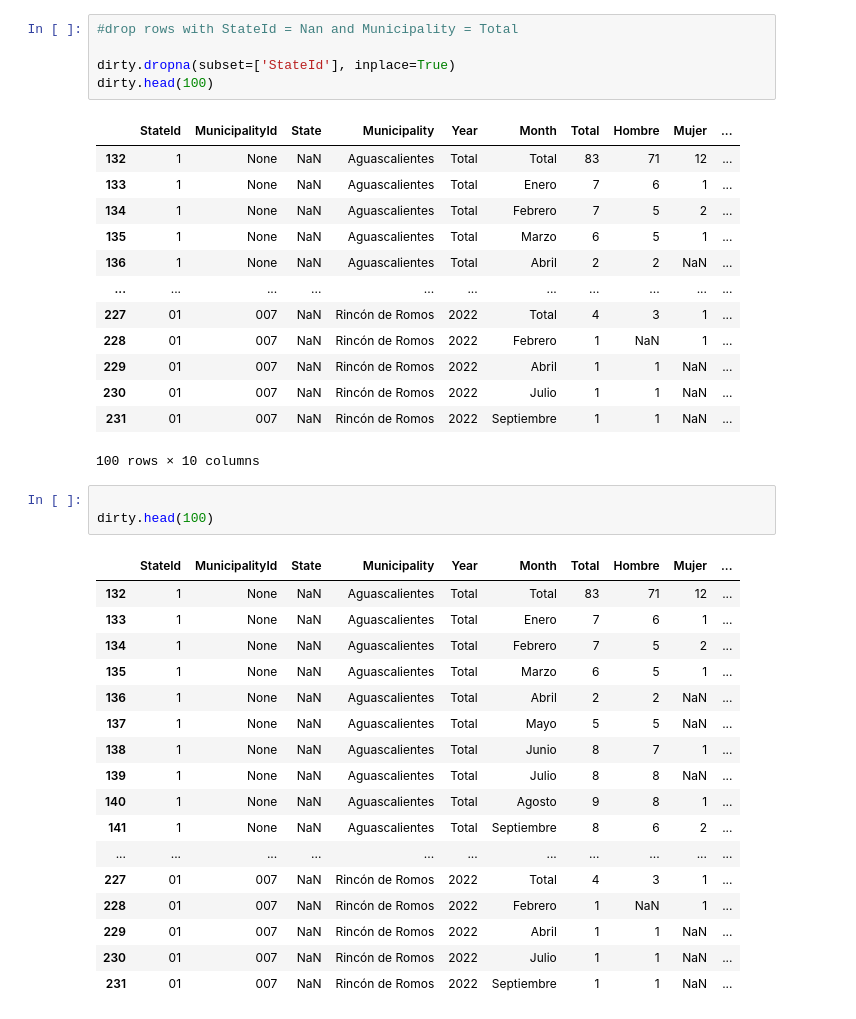
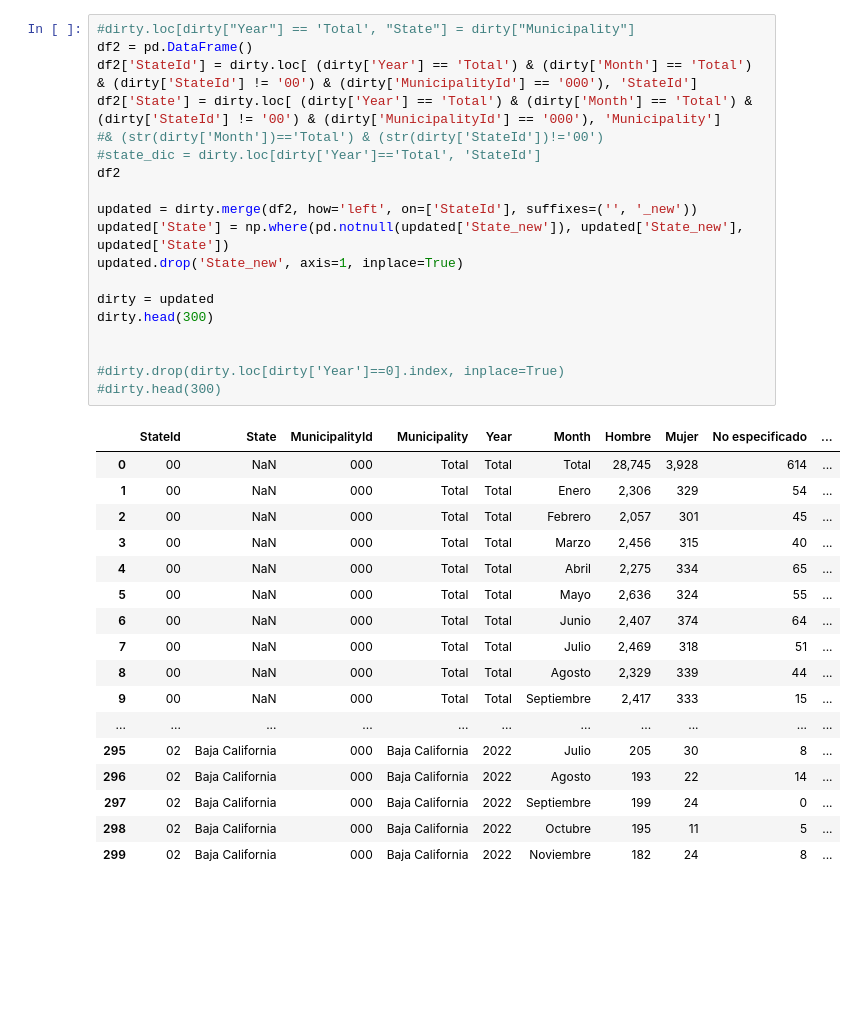
Before and after one commit to enteoo1/defuncion-homicidio-inegi, a Jupyter notebook: python/clean_db.ipynb, the cells around one changed output. Drawn from its saved outputs; the diff is of its cells as text; blank space fills up the shorter version.

```diff
--- a/python/clean_db.ipynb
+++ b/python/clean_db.ipynb
@@ -105,41 +151,38 @@ dirty
 19913 rows × 10 columns
-# %%
-#drop rows with StateId = Nan and Municipality = Total
-
-dirty.dropna(subset=['StateId'], inplace=True)
-dirty.head(100)
-# %% [output]
-|  | StateId | MunicipalityId | State | Municipality | Year | Month | Total | Hombre | Mujer | ... |
-| 132 | 1 | None | NaN | Aguascalientes | Total | Total | 83 | 71 | 12 | ... |
-| 133 | 1 | None | NaN | Aguascalientes | Total | Enero | 7 | 6 | 1 | ... |
-| 134 | 1 | None | NaN | Aguascalientes | Total | Febrero | 7 | 5 | 2 | ... |
-| 135 | 1 | None | NaN | Aguascalientes | Total | Marzo | 6 | 5 | 1 | ... |
-| 136 | 1 | None | NaN | Aguascalientes | Total | Abril | 2 | 2 | NaN | ... |
-| ... | ... | ... | ... | ... | ... | ... | ... | ... | ... | ... |
-| 227 | 01 | 007 | NaN | Rincón de Romos | 2022 | Total | 4 | 3 | 1 | ... |
-| 228 | 01 | 007 | NaN | Rincón de Romos | 2022 | Febrero | 1 | NaN | 1 | ... |
-| 229 | 01 | 007 | NaN | Rincón de Romos | 2022 | Abril | 1 | 1 | NaN | ... |
-| 230 | 01 | 007 | NaN | Rincón de Romos | 2022 | Julio | 1 | 1 | NaN | ... |
-| 231 | 01 | 007 | NaN | Rincón de Romos | 2022 | Septiembre | 1 | 1 | NaN | ... |
-100 rows × 10 columns
-# %%
-
-dirty.head(100)
-# %% [output]
-|  | StateId | MunicipalityId | State | Municipality | Year | Month | Total | Hombre | Mujer | ... |
-| 132 | 1 | None | NaN | Aguascalientes | Total | Total | 83 | 71 | 12 | ... |
-| 133 | 1 | None | NaN | Aguascalientes | Total | Enero | 7 | 6 | 1 | ... |
-| 134 | 1 | None | NaN | Aguascalientes | Total | Febrero | 7 | 5 | 2 | ... |
-| 135 | 1 | None | NaN | Aguascalientes | Total | Marzo | 6 | 5 | 1 | ... |
-| 136 | 1 | None | NaN | Aguascalientes | Total | Abril | 2 | 2 | NaN | ... |
-| 137 | 1 | None | NaN | Aguascalientes | Total | Mayo | 5 | 5 | NaN | ... |
-| 138 | 1 | None | NaN | Aguascalientes | Total | Junio | 8 | 7 | 1 | ... |
-| 139 | 1 | None | NaN | Aguascalientes | Total | Julio | 8 | 8 | NaN | ... |
-| 140 | 1 | None | NaN | Aguascalientes | Total | Agosto | 9 | 8 | 1 | ... |
-| 141 | 1 | None | NaN | Aguascalientes | Total | Septiembre | 8 | 6 | 2 | ... |
-| ... | ... | ... | ... | ... | ... | ... | ... | ... | ... | ... |
-| 227 | 01 | 007 | NaN | Rincón de Romos | 2022 | Total | 4 | 3 | 1 | ... |
-| 228 | 01 | 007 | NaN | Rincón de Romos | 2022 | Febrero | 1 | NaN | 1 | ... |
-| 229 | 01 | 007 | NaN | Rincón de Romos | 2022 | Abril | 1 | 1 | NaN | ... |
-| 230 | 01 | 007 | NaN | Rincón de Romos | 2022 | Julio | 1 | 1 | NaN | ... |
-| 231 | 01 | 007 | NaN | Rincón de Romos | 2022 | Septiembre | 1 | 1 | NaN | ... |
+# %%
+#dirty.loc[dirty["Year"] == 'Total', "State"] = dirty["Municipality"]
+df2 = pd.DataFrame()
+df2['StateId'] = dirty.loc[ (dirty['Year'] == 'Total') & (dirty['Month'] == 'Total') & (dirty['StateId'] != '00') & (dirty['MunicipalityId'] == '000'), 'StateId']
+df2['State'] = dirty.loc[ (dirty['Year'] == 'Total') & (dirty['Month'] == 'Total') & (dirty['StateId'] != '00') & (dirty['MunicipalityId'] == '000'), 'Municipality']
+#& (str(dirty['Month'])=='Total') & (str(dirty['StateId'])!='00')
+#state_dic = dirty.loc[dirty['Year']=='Total', 'StateId']
+df2
+
+updated = dirty.merge(df2, how='left', on=['StateId'], suffixes=('', '_new'))
+updated['State'] = np.where(pd.notnull(updated['State_new']), updated['State_new'], updated['State'])
+updated.drop('State_new', axis=1, inplace=True)
+
+dirty = updated
+dirty.head(300)
+
+
+#dirty.drop(dirty.loc[dirty['Year']==0].index, inplace=True)
+#dirty.head(300)
+# %% [output]
+|  | StateId | State | MunicipalityId | Municipality | Year | Month | Hombre | Mujer | No especificado | ... |
+| 0 | 00 | NaN | 000 | Total | Total | Total | 28,745 | 3,928 | 614 | ... |
+| 1 | 00 | NaN | 000 | Total | Total | Enero | 2,306 | 329 | 54 | ... |
+| 2 | 00 | NaN | 000 | Total | Total | Febrero | 2,057 | 301 | 45 | ... |
+| 3 | 00 | NaN | 000 | Total | Total | Marzo | 2,456 | 315 | 40 | ... |
+| 4 | 00 | NaN | 000 | Total | Total | Abril | 2,275 | 334 | 65 | ... |
+| 5 | 00 | NaN | 000 | Total | Total | Mayo | 2,636 | 324 | 55 | ... |
+| 6 | 00 | NaN | 000 | Total | Total | Junio | 2,407 | 374 | 64 | ... |
+| 7 | 00 | NaN | 000 | Total | Total | Julio | 2,469 | 318 | 51 | ... |
+| 8 | 00 | NaN | 000 | Total | Total | Agosto | 2,329 | 339 | 44 | ... |
+| 9 | 00 | NaN | 000 | Total | Total | Septiembre | 2,417 | 333 | 15 | ... |
+| ... | ... | ... | ... | ... | ... | ... | ... | ... | ... | ... |
+| 295 | 02 | Baja California | 000 | Baja California | 2022 | Julio | 205 | 30 | 8 | ... |
+| 296 | 02 | Baja California | 000 | Baja California | 2022 | Agosto | 193 | 22 | 14 | ... |
+| 297 | 02 | Baja California | 000 | Baja California | 2022 | Septiembre | 199 | 24 | 0 | ... |
+| 298 | 02 | Baja California | 000 | Baja California | 2022 | Octubre | 195 | 11 | 5 | ... |
+| 299 | 02 | Baja California | 000 | Baja California | 2022 | Noviembre | 182 | 24 | 8 | ... |
```
Also changed, not shown: parts of 9 cells of this notebook, 21 other files.
